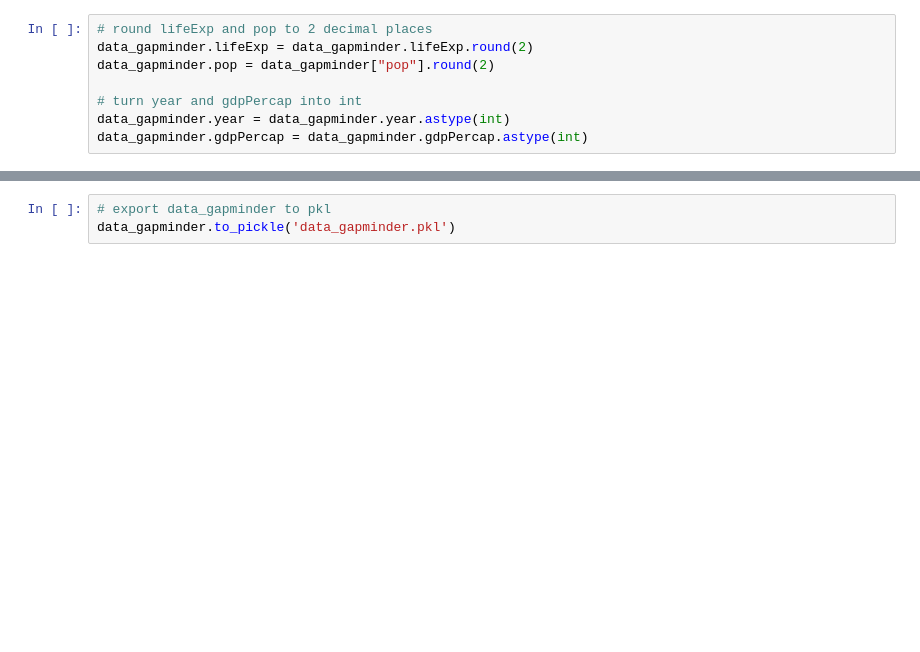
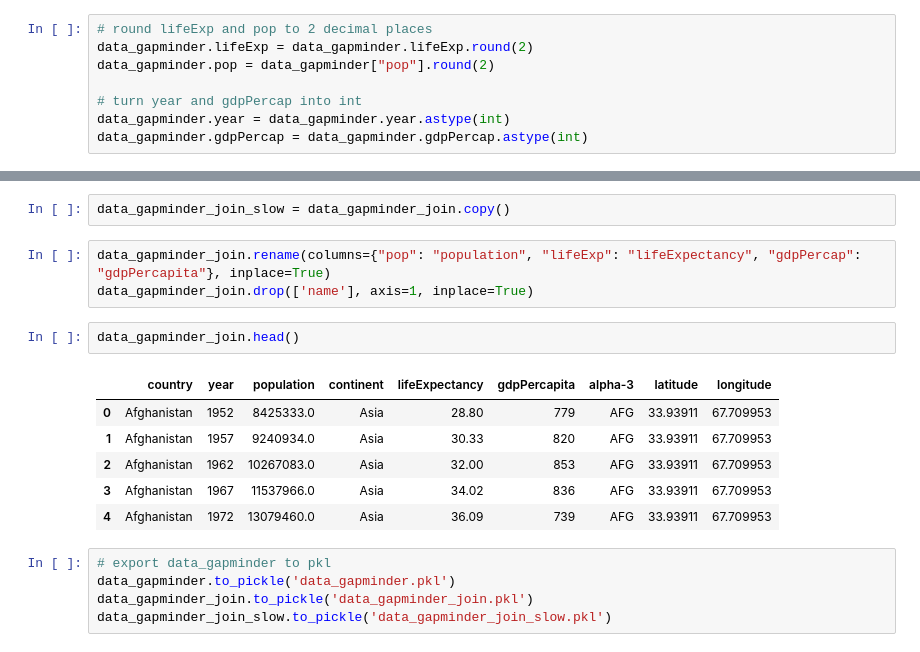
Before and after one commit to janisfroelich/ivi, a Jupyter notebook: data_prep.ipynb, the cells around one changed output, grey strips where cells are left out. Saved outputs shown, nothing was run; the diff lists cells and outputs as text; blank space fills up the shorter version.

```diff
--- a/data_prep.ipynb
+++ b/data_prep.ipynb
@@ -447,3 +485,19 @@ data_gapminder.gdpPercap = data_gapminder.gdpPercap.astype(int)
+# %%
+data_gapminder_join_slow = data_gapminder_join.copy()
+# %%
+data_gapminder_join.rename(columns={"pop": "population", "lifeExp": "lifeExpectancy", "gdpPercap": "gdpPercapita"}, inplace=True)
+data_gapminder_join.drop(['name'], axis=1, inplace=True)
+# %%
+data_gapminder_join.head()
+# %% [output]
+|  | country | year | population | continent | lifeExpectancy | gdpPercapita | alpha-3 | latitude | longitude |
+| 0 | Afghanistan | 1952 | 8425333.0 | Asia | 28.80 | 779 | AFG | 33.93911 | 67.709953 |
+| 1 | Afghanistan | 1957 | 9240934.0 | Asia | 30.33 | 820 | AFG | 33.93911 | 67.709953 |
+| 2 | Afghanistan | 1962 | 10267083.0 | Asia | 32.00 | 853 | AFG | 33.93911 | 67.709953 |
+| 3 | Afghanistan | 1967 | 11537966.0 | Asia | 34.02 | 836 | AFG | 33.93911 | 67.709953 |
+| 4 | Afghanistan | 1972 | 13079460.0 | Asia | 36.09 | 739 | AFG | 33.93911 | 67.709953 |
 # %%
 # export data_gapminder to pkl
 data_gapminder.to_pickle('data_gapminder.pkl')
+data_gapminder_join.to_pickle('data_gapminder_join.pkl')
+data_gapminder_join_slow.to_pickle('data_gapminder_join_slow.pkl')
```
Also changed, not shown: parts of 12 cells of this notebook, 8 other files.
